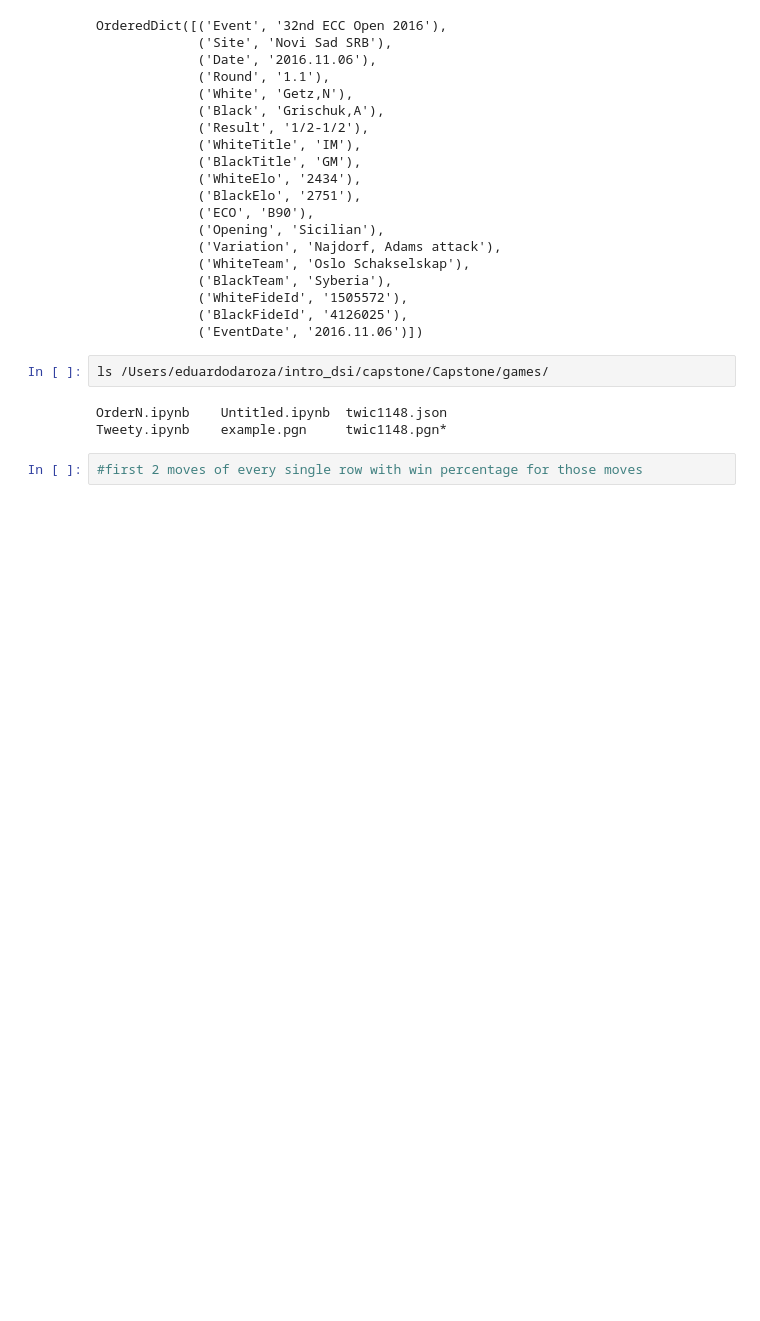
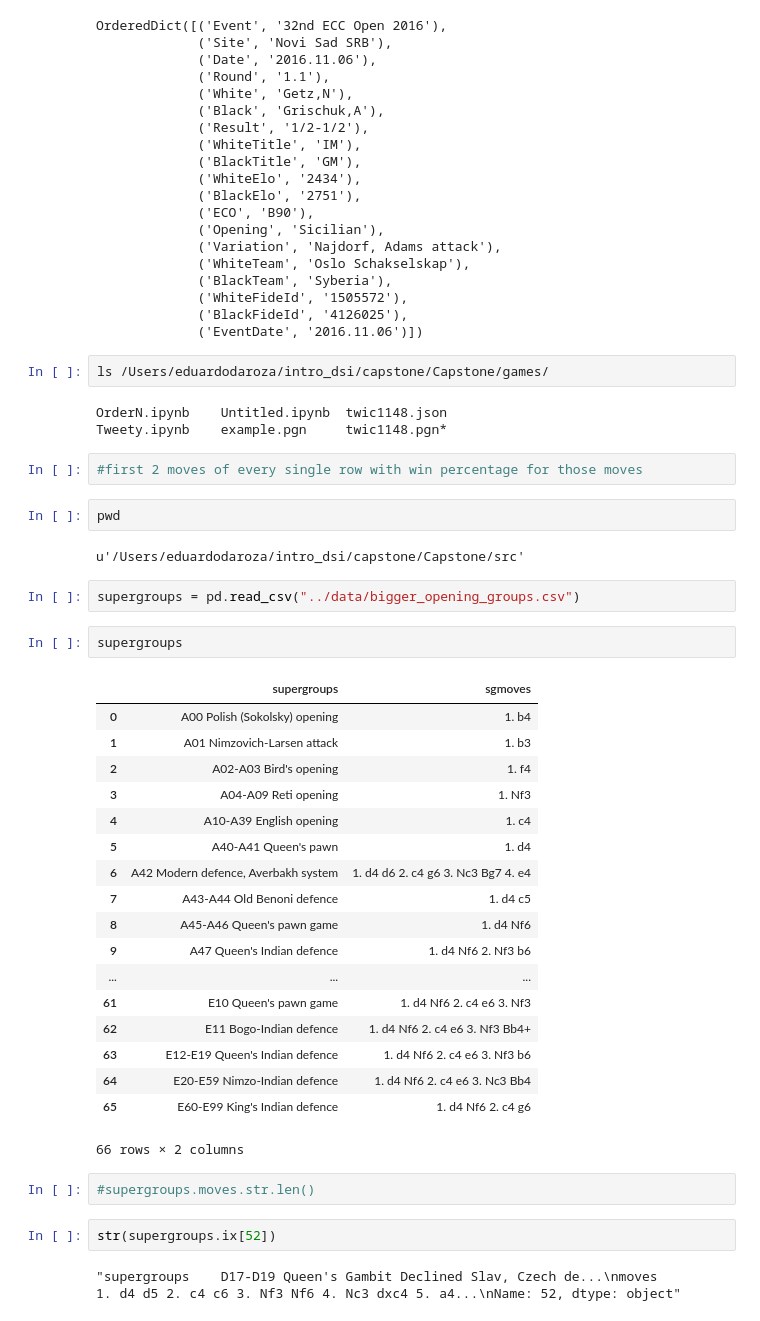
Before and after one commit to daroza/Capstone, a Jupyter notebook: src/Stockfish.ipynb, the cells around one changed output. Cells and saved outputs as stored; diff of their text form; blank space fills up the shorter version.

```diff
--- a/src/Stockfish.ipynb
+++ b/src/Stockfish.ipynb
@@ -73,3 +91,36 @@ OrderN.ipynb    Untitled.ipynb  twic1148.json
 Tweety.ipynb    example.pgn     twic1148.pgn*
 # %%
 #first 2 moves of every single row with win percentage for those moves
+# %%
+pwd
+# %% [output]
+u'/Users/eduardodaroza/intro_dsi/capstone/Capstone/src'
+# %%
+supergroups = pd.read_csv("../data/bigger_opening_groups.csv")
+# %%
+supergroups
+# %% [output]
+|  | supergroups | sgmoves |
+| 0 | A00 Polish (Sokolsky) opening | 1. b4 |
+| 1 | A01 Nimzovich-Larsen attack | 1. b3 |
+| 2 | A02-A03 Bird's opening | 1. f4 |
+| 3 | A04-A09 Reti opening | 1. Nf3 |
+| 4 | A10-A39 English opening | 1. c4 |
+| 5 | A40-A41 Queen's pawn | 1. d4 |
+| 6 | A42 Modern defence, Averbakh system | 1. d4 d6 2. c4 g6 3. Nc3 Bg7 4. e4 |
+| 7 | A43-A44 Old Benoni defence | 1. d4 c5 |
+| 8 | A45-A46 Queen's pawn game | 1. d4 Nf6 |
+| 9 | A47 Queen's Indian defence | 1. d4 Nf6 2. Nf3 b6 |
+| ... | ... | ... |
+| 61 | E10 Queen's pawn game | 1. d4 Nf6 2. c4 e6 3. Nf3 |
+| 62 | E11 Bogo-Indian defence | 1. d4 Nf6 2. c4 e6 3. Nf3 Bb4+ |
+| 63 | E12-E19 Queen's Indian defence | 1. d4 Nf6 2. c4 e6 3. Nf3 b6 |
+| 64 | E20-E59 Nimzo-Indian defence | 1. d4 Nf6 2. c4 e6 3. Nc3 Bb4 |
+| 65 | E60-E99 King's Indian defence | 1. d4 Nf6 2. c4 g6 |
+66 rows × 2 columns
+# %%
+#supergroups.moves.str.len()
+# %%
+str(supergroups.ix[52])
+# %% [output]
+"supergroups    D17-D19 Queen's Gambit Declined Slav, Czech de...\nmoves          1. d4 d5 2. c4 c6 3. Nf3 Nf6 4. Nc3 dxc4 5. a4...\nName: 52, dtype: object"
```
Also changed, not shown: parts of 27 cells of this notebook, 5 other files.
